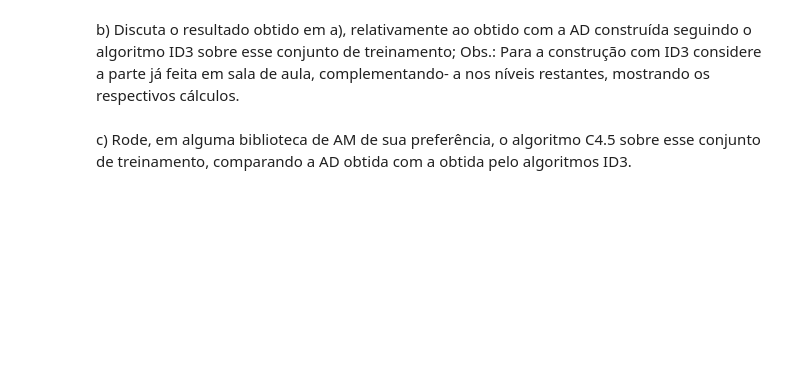
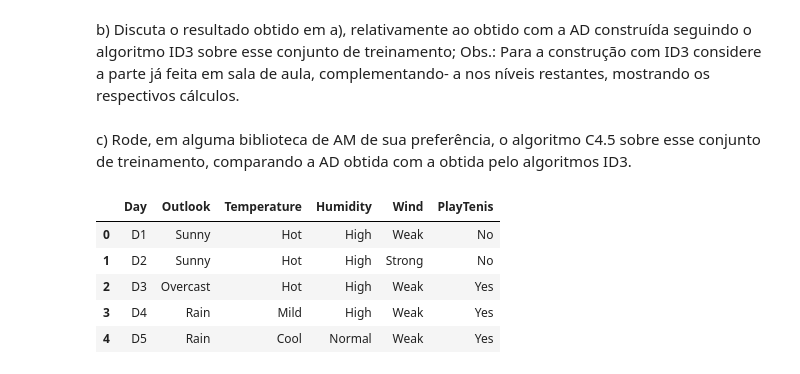
Before and after one commit to Reis25/AprendizadoDeMquinas, a Jupyter notebook: Lista5_AM_DemetriosReis.ipynb, the cells around one changed output. Saved outputs shown, nothing was run; the diff lists cells and outputs as text; code cells hidden in the pictures; blank space fills up the shorter version.

```diff
--- a/Lista5_AM_DemetriosReis.ipynb
+++ b/Lista5_AM_DemetriosReis.ipynb
@@ -166,3 +225,21 @@ a) Construa manualmente, completamente, uma árvore de decisão, considerando o
 b) Discuta o resultado obtido em a), relativamente ao obtido com a AD construída seguindo o algoritmo ID3 sobre esse conjunto de treinamento; Obs.: Para a construção com ID3 considere a parte já feita em sala de aula, complementando- a nos níveis restantes, mostrando os respectivos cálculos.
 # %% [markdown]
 c) Rode, em alguma biblioteca de AM de sua preferência, o algoritmo C4.5 sobre esse conjunto de treinamento, comparando a AD obtida com a obtida pelo algoritmos ID3.
+# %%
+import numpy as np
+import pandas as pd
+import matplotlib as plt
+from math import log
+
+url2 = 'https://raw.githubusercontent.com/Reis25/Testes_py/master/jogar_tenis.csv'
+
+data_frame = pd.read_csv(url2)
+
+data_frame.head()
+# %% [output]
+|  | Day | Outlook | Temperature | Humidity | Wind | PlayTenis |
+| 0 | D1 | Sunny | Hot | High | Weak | No |
+| 1 | D2 | Sunny | Hot | High | Strong | No |
+| 2 | D3 | Overcast | Hot | High | Weak | Yes |
+| 3 | D4 | Rain | Mild | High | Weak | Yes |
+| 4 | D5 | Rain | Cool | Normal | Weak | Yes |
```
Also changed, not shown: parts of 27 cells of this notebook.
